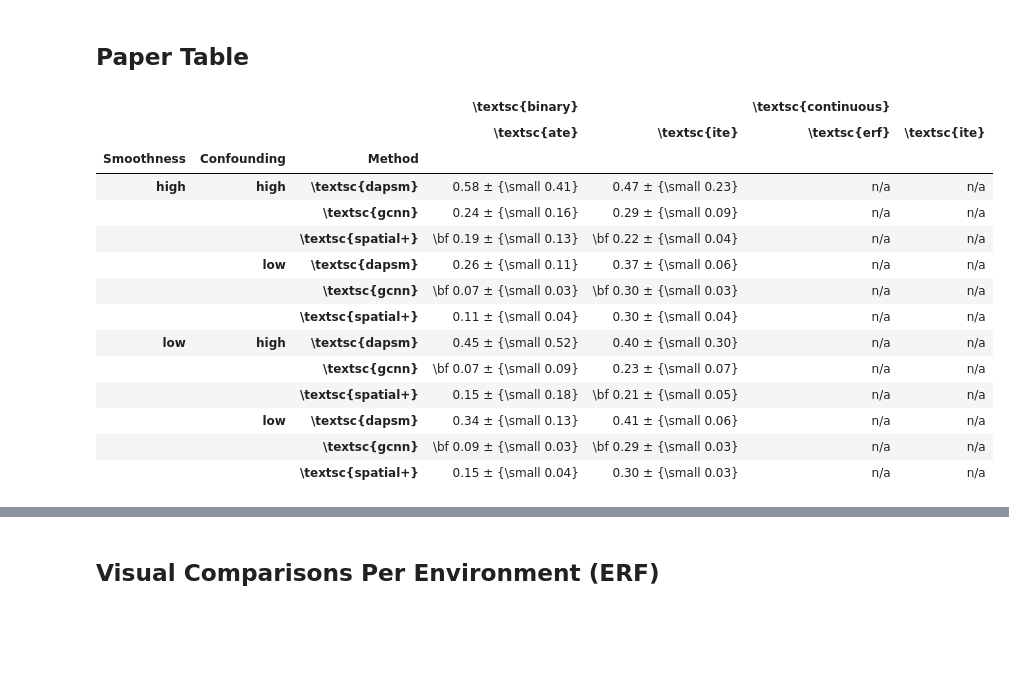
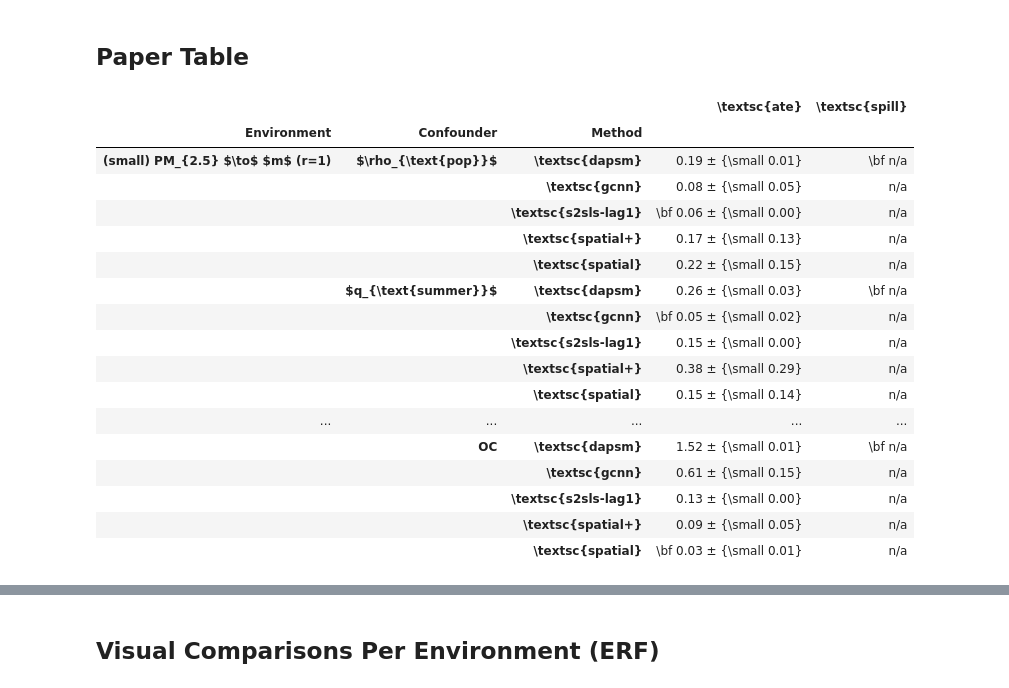
Before and after one commit to moprescu/Spatial-CI, a Jupyter notebook: benchmarks/leaderboard-Copy1.ipynb, the cells around one changed output, grey strips where cells are left out. Saved outputs shown, nothing was run; the diff lists cells and outputs as text; code cells hidden in the pictures; blank space fills up the shorter version.

```diff
--- a/benchmarks/leaderboard-Copy1.ipynb
+++ b/benchmarks/leaderboard-Copy1.ipynb
@@ -100,73 +126,58 @@ def bold_best(x):
         x[col].iloc[i] = "\\bf " + v.iloc[i]
     return x
 
 
 def normalize_count(x):
     x["N"] = int(np.median(x["N"].values))
     return x
 
 
 def pm(x):
     m = np.nanmean(x)
     n = np.sum(~np.isnan(x))
     ci = np.nanstd(x) / np.sqrt(n) * 1.96
+    if np.isnan(m):
+        return np.nan
     return f"{m:.2f} ± " + "{\\small " + f"{ci:.2f}" + "}"
 
 
 binary_total = (
     results[results.binary]
-    .groupby(["smooth_level", "conf_erf_level", "algo"])
-    .agg( bin_ate=("ate", pm), bin_ite=("ite", pm))
+    .groupby(["env", "miss", "algo"])
+    .agg( bin_ate=("ate", pm), bin_ite=("spill", pm))
     .fillna("n/a")
-    .rename_axis(index=["Smoothness", "Confounding", "Method"])
+    .rename_axis(index=["Environment", "Confounder", "Method"])
     .reset_index()
-    .groupby(["Smoothness", "Confounding"], group_keys=False)
+    .groupby(["Environment", "Confounder"], group_keys=False)
     .apply(bold_best)
     # .groupby(["Smoothness", "Confounding"], group_keys=False)
     # .apply(normalize_count)
-    .set_index(["Smoothness", "Confounding", "Method"])
+    .set_index(["Environment", "Confounder", "Method"])
 )
 
-cont_total = (
-    results[~results.binary]
-    .groupby(["smooth_level", "conf_erf_level", "algo"])
-    .agg(cont_erf=("erf", pm), cont_ite=("ite", pm))
-    .fillna("n/a")
-    .rename_axis(index=["Smoothness", "Confounding", "Method"])
-    .reset_index()
-    .groupby(["Smoothness", "Confounding"], group_keys=False)
-    .apply(bold_best)
-    # .groupby(["Smoothness", "Confounding"], group_keys=False)
-    # .apply(normalize_count)
-    .set_index(["Smoothness", "Confounding","Method"])
-)
 
 # # outer join
-fin = pd.merge(binary_total, cont_total, how="outer", left_index=True, right_index=True)
+fin = binary_total
 fin.fillna("n/a", inplace=True)
-fin.columns = pd.MultiIndex.from_tuples(
-    [
-        ("\\textsc{binary}", "\\textsc{ate}"),
-        ("\\textsc{binary}", "\\textsc{ite}"),
-        ("\\textsc{continuous}", "\\textsc{erf}"),
-        ("\\textsc{continuous}", "\\textsc{ite}"),
-    ]
-)
+fin.columns = ["\\textsc{ate}", "\\textsc{spill}"]
 fin
 # %% [output]
-|  |  |  | \textsc{binary} |  | \textsc{continuous} |  |
-|  |  |  | \textsc{ate} | \textsc{ite} | \textsc{erf} | \textsc{ite} |
-| Smoothness | Confounding | Method |  |  |  |  |
-| high | high | \textsc{dapsm} | 0.58 ± {\small 0.41} | 0.47 ± {\small 0.23} | n/a | n/a |
-|  |  | \textsc{gcnn} | 0.24 ± {\small 0.16} | 0.29 ± {\small 0.09} | n/a | n/a |
-|  |  | \textsc{spatial+} | \bf 0.19 ± {\small 0.13} | \bf 0.22 ± {\small 0.04} | n/a | n/a |
-|  | low | \textsc{dapsm} | 0.26 ± {\small 0.11} | 0.37 ± {\small 0.06} | n/a | n/a |
-|  |  | \textsc{gcnn} | \bf 0.07 ± {\small 0.03} | \bf 0.30 ± {\small 0.03} | n/a | n/a |
-|  |  | \textsc{spatial+} | 0.11 ± {\small 0.04} | 0.30 ± {\small 0.04} | n/a | n/a |
-| low | high | \textsc{dapsm} | 0.45 ± {\small 0.52} | 0.40 ± {\small 0.30} | n/a | n/a |
-|  |  | \textsc{gcnn} | \bf 0.07 ± {\small 0.09} | 0.23 ± {\small 0.07} | n/a | n/a |
-|  |  | \textsc{spatial+} | 0.15 ± {\small 0.18} | \bf 0.21 ± {\small 0.05} | n/a | n/a |
-|  | low | \textsc{dapsm} | 0.34 ± {\small 0.13} | 0.41 ± {\small 0.06} | n/a | n/a |
-|  |  | \textsc{gcnn} | \bf 0.09 ± {\small 0.03} | \bf 0.29 ± {\small 0.03} | n/a | n/a |
-|  |  | \textsc{spatial+} | 0.15 ± {\small 0.04} | 0.30 ± {\small 0.03} | n/a | n/a |
+|  |  |  | \textsc{ate} | \textsc{spill} |
+| Environment | Confounder | Method |  |  |
+| (small) PM_{2.5} $\to$ $m$ (r=1) | $\rho_{\text{pop}}$ | \textsc{dapsm} | 0.19 ± {\small 0.01} | \bf n/a |
+|  |  | \textsc{gcnn} | 0.08 ± {\small 0.05} | n/a |
+|  |  | \textsc{s2sls-lag1} | \bf 0.06 ± {\small 0.00} | n/a |
+|  |  | \textsc{spatial+} | 0.17 ± {\small 0.13} | n/a |
+|  |  | \textsc{spatial} | 0.22 ± {\small 0.15} | n/a |
+|  | $q_{\text{summer}}$ | \textsc{dapsm} | 0.26 ± {\small 0.03} | \bf n/a |
+|  |  | \textsc{gcnn} | \bf 0.05 ± {\small 0.02} | n/a |
+|  |  | \textsc{s2sls-lag1} | 0.15 ± {\small 0.00} | n/a |
+|  |  | \textsc{spatial+} | 0.38 ± {\small 0.29} | n/a |
+|  |  | \textsc{spatial} | 0.15 ± {\small 0.14} | n/a |
+| ... | ... | ... | ... | ... |
+|  | OC | \textsc{dapsm} | 1.52 ± {\small 0.01} | \bf n/a |
+|  |  | \textsc{gcnn} | 0.61 ± {\small 0.15} | n/a |
+|  |  | \textsc{s2sls-lag1} | 0.13 ± {\small 0.00} | n/a |
+|  |  | \textsc{spatial+} | 0.09 ± {\small 0.05} | n/a |
+|  |  | \textsc{spatial} | \bf 0.03 ± {\small 0.01} | n/a |
 # %%
```
Also changed, not shown: parts of 4 cells of this notebook, 20 other files.
